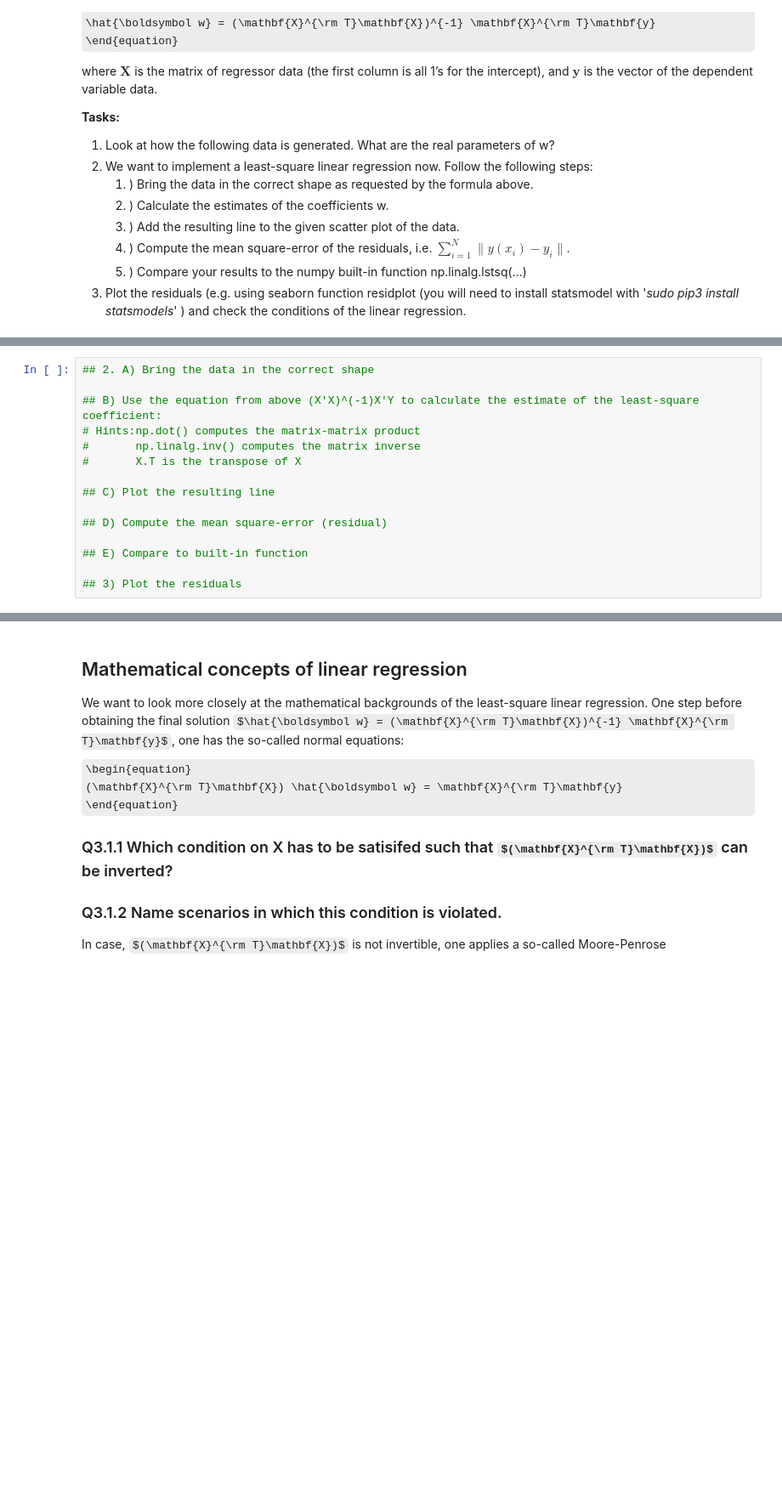
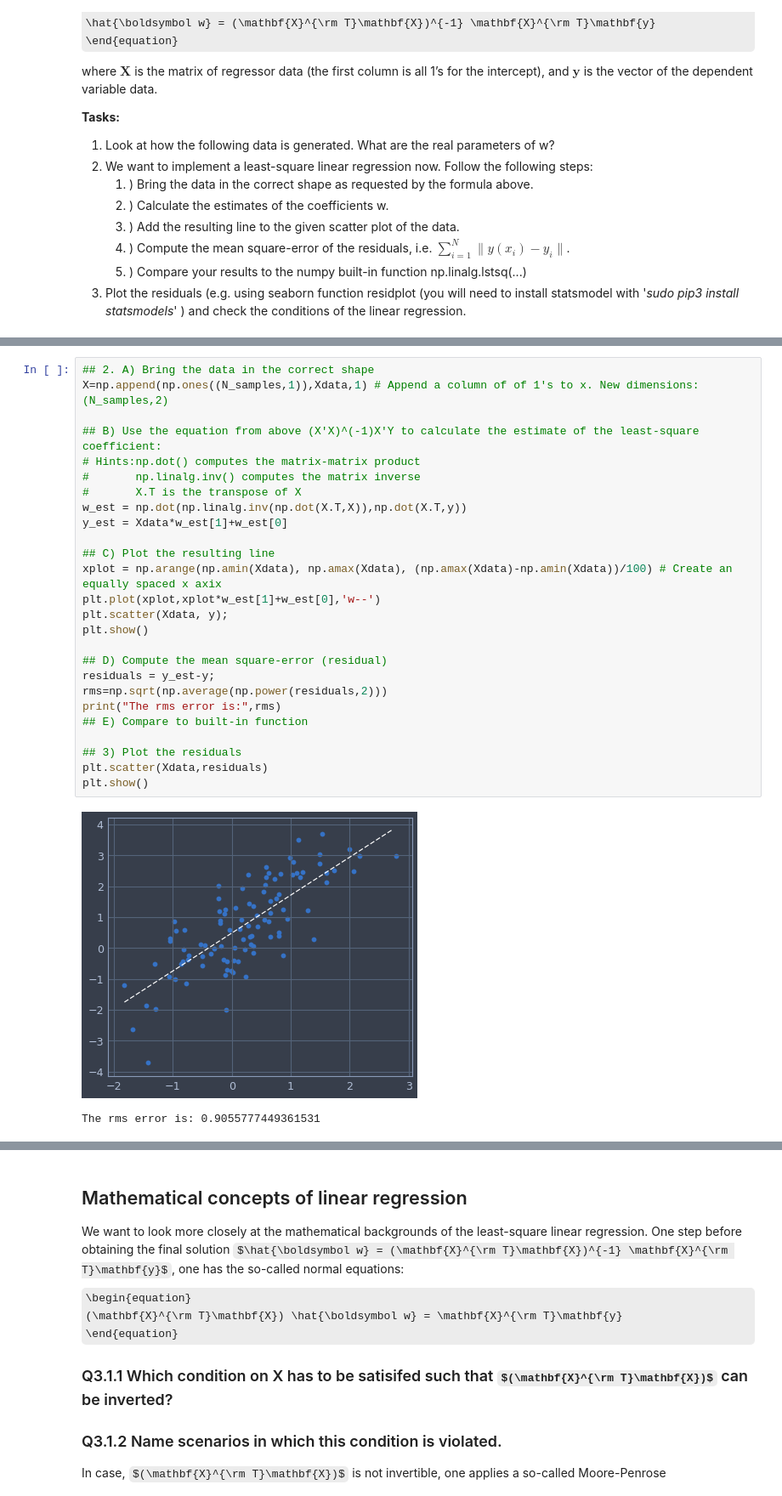
Before and after one commit to svilches/ml, a Jupyter notebook: Assignment 3/3.1 Least Square Linear Regression.ipynb, the cells around one changed output, grey strips where cells are left out. Shown: that part at 85% size. Drawn from its saved outputs; the diff is of its cells as text; some formulas as TeX source; blank space fills up the shorter version.

```diff
--- a/Assignment 3/3.1 Least Square Linear Regression.ipynb
+++ b/Assignment 3/3.1 Least Square Linear Regression.ipynb
@@ -45,15 +47,29 @@ plt.grid()
 # %%
 ## 2. A) Bring the data in the correct shape
+X=np.append(np.ones((N_samples,1)),Xdata,1) # Append a column of of 1's to x. New dimensions: (N_samples,2)
 
 ## B) Use the equation from above (X'X)^(-1)X'Y to calculate the estimate of the least-square coefficient:
 # Hints:np.dot() computes the matrix-matrix product
 #       np.linalg.inv() computes the matrix inverse
 #       X.T is the transpose of X
+w_est = np.dot(np.linalg.inv(np.dot(X.T,X)),np.dot(X.T,y))
+y_est = Xdata*w_est[1]+w_est[0]
 
 ## C) Plot the resulting line
+xplot = np.arange(np.amin(Xdata), np.amax(Xdata), (np.amax(Xdata)-np.amin(Xdata))/100) # Create an equally spaced x axix
+plt.plot(xplot,xplot*w_est[1]+w_est[0],'w--')
+plt.scatter(Xdata, y);
+plt.show()
 
 ## D) Compute the mean square-error (residual)
-
+residuals = y_est-y;
+rms=np.sqrt(np.average(np.power(residuals,2)))
+print("The rms error is:",rms)
 ## E) Compare to built-in function
 
 ## 3) Plot the residuals
+plt.scatter(Xdata,residuals)
+plt.show()
+# %% [output]
+[figure, added]
+The rms error is: 0.9055777449361531
```
Also changed, not shown: parts of 2 cells of this notebook.
